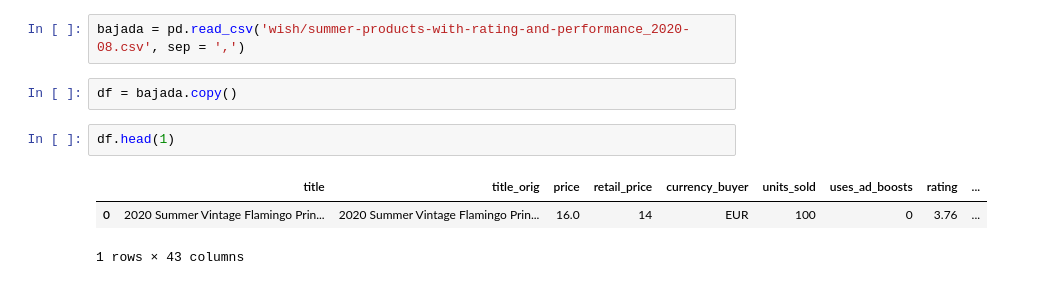
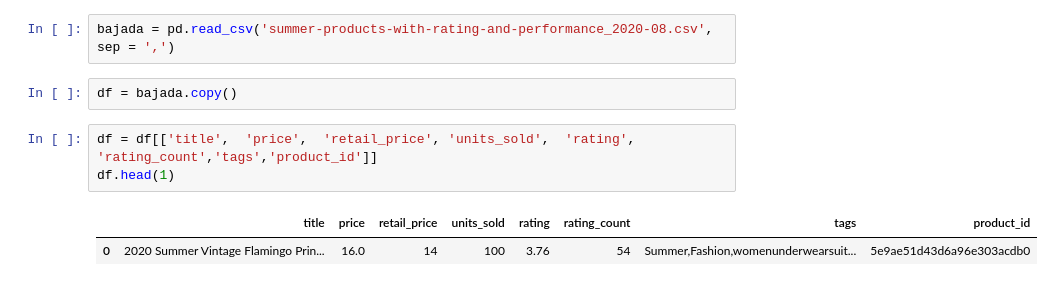
Before and after one commit to martina-dc/Data_Science, a Jupyter notebook: wish/summer_sales.ipynb, the cells around one changed output. Cells and saved outputs as stored; diff of their text form.

```diff
--- a/wish/summer_sales.ipynb
+++ b/wish/summer_sales.ipynb
@@ -7,10 +13,10 @@ import os
 # %%
-bajada = pd.read_csv('wish/summer-products-with-rating-and-performance_2020-08.csv', sep = ',')
+bajada = pd.read_csv('summer-products-with-rating-and-performance_2020-08.csv', sep = ',')
 # %%
 df = bajada.copy()
-# %%
-df.head(1)
-# %% [output]
-|  | title | title_orig | price | retail_price | currency_buyer | units_sold | uses_ad_boosts | rating | ... |
-| 0 | 2020 Summer Vintage Flamingo Prin... | 2020 Summer Vintage Flamingo Prin... | 16.0 | 14 | EUR | 100 | 0 | 3.76 | ... |
-1 rows × 43 columns
+# %%
+df = df[['title',  'price',  'retail_price', 'units_sold',  'rating',  'rating_count','tags','product_id']]
+df.head(1)
+# %% [output]
+|  | title | price | retail_price | units_sold | rating | rating_count | tags | product_id |
+| 0 | 2020 Summer Vintage Flamingo Prin... | 16.0 | 14 | 100 | 3.76 | 54 | Summer,Fashion,womenunderwearsuit... | 5e9ae51d43d6a96e303acdb0 |
```
Also changed, not shown: parts of 8 cells of this notebook.
